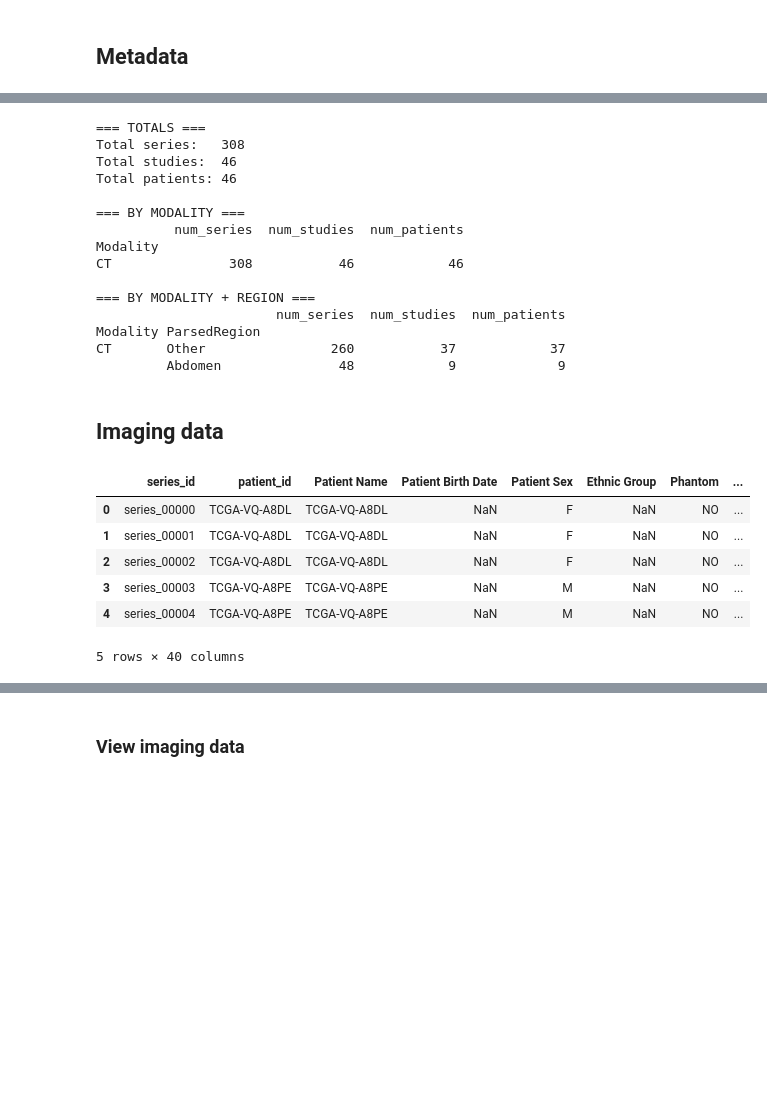
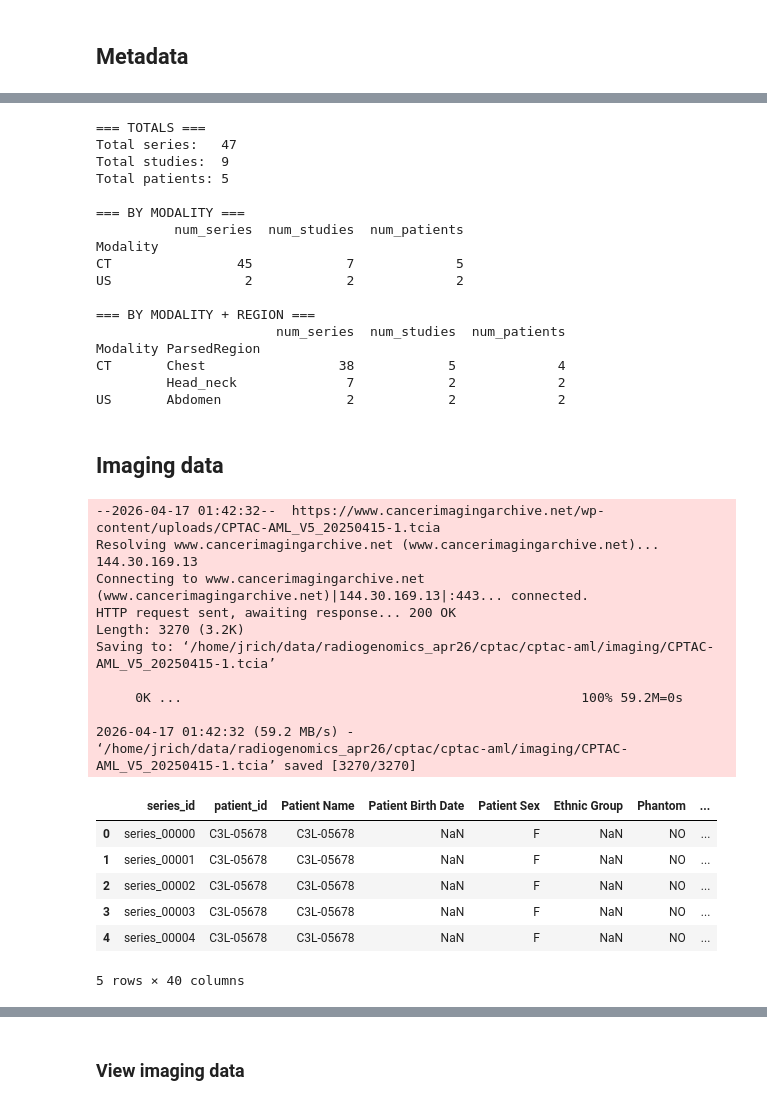
Before and after one commit to pachterlab/tcia-radiology-processing, a Jupyter notebook: notebooks/tcia_ct_processing_protocol.ipynb, the cells around one changed output, grey strips where cells are left out. Saved outputs shown, nothing was run; the diff lists cells and outputs as text; code cells hidden in the pictures; blank space fills up the shorter version.

Commit message:
more cptac

```diff
--- a/notebooks/tcia_ct_processing_protocol.ipynb
+++ b/notebooks/tcia_ct_processing_protocol.ipynb
@@ -37,14 +37,14 @@ base_directory = os.path.dirname(os.path.abspath(""))
 # %% [markdown]
 # Define hyperparameters
 # %%
-dataset = "cptac-pda"  #!!! tcga-kirc
+dataset = "cptac-aml"
 data_dir_base = "/home/jrich/data/radiogenomics_apr26"  #!!! os.path.join(base_directory, "data", "radiogenomics")
 nbia_data_retriever = "nbia-data-retriever"  # path to nbia-data-retriever executable
 num_series = None  # number of series to keep - set to None for all series
 using_usc_data = True
 image_dimensionality = "3D"  # "2D" or "3D"
 do_radiomics = False
-do_masking = True
+do_masking = False
 interactive = False  # whether to display images interactively during processing
 
 # processing settings
@@ -191,13 +191,13 @@ tcia_dataset_to_info = {
         "clip_min,clip_max": (-200, 300),  # (min, max) to clip pixel values to before resampling and feature extraction - set to (None, None) for no clipping
     },
     "tcga-ucec": {  # uterine corpus endometrial carcinoma
-        "manifest_url": None,  # None for default
+        "manifest_url": "https://www.cancerimagingarchive.net/wp-content/uploads/TCIA_TCGA-UCEC-2018-10-24.tcia",  # None for default
         "metadata_url": None,  # None for default
         "totalsegmentator_organs": [],
         "clip_min,clip_max": (-200, 300),  # (min, max) to clip pixel values to before resampling and feature extraction - set to (None, None) for no clipping
     },
     "cptac-ccrcc": {  # clear cell renal cell carcinoma
-        "manifest_url": "https://www.cancerimagingarchive.net/wp-content/uploads/TCIA-CPTAC-CM_v11_20240429.tcia",
+        "manifest_url": "https://www.cancerimagingarchive.net/wp-content/uploads/TCIA-CPTAC-CCRCC_v11_20230818.tcia",
         "metadata_url": None,
         "totalsegmentator_organs": ["kidney_left", "kidney_right"],
         "clip_min,clip_max": (-200, 300),
@@ -232,6 +232,12 @@ tcia_dataset_to_info = {
     #     "totalsegmentator_organs": ["brain"],
     #     "clip_min,clip_max": (-200, 300),
     # },
+    "cptac-aml": {  # pancreatic ductal adenocarcinoma
+        "manifest_url": "https://www.cancerimagingarchive.net/wp-content/uploads/CPTAC-AML_V5_20250415-1.tcia",
+        "metadata_url": None,
+        "totalsegmentator_organs": [],
+        "clip_min,clip_max": (-200, 300),
+    },
     # "cptac-stad": {  # stomach adenocarcinoma
     #     "manifest_url": "https://www.cancerimagingarchive.net/wp-content/uploads/CPTAC-STAD_v1_20260304.tcia",
     #     "metadata_url": None,  #!!! truly doesn't exist - TODO: make a custom one after downloading DICOMs
@@ -244,20 +250,17 @@ tcia_dataset_to_info = {
         "totalsegmentator_organs": ["pancreas"],
         "clip_min,clip_max": (-200, 300),
     },
-    # "cptac-brca": {  # breast invasive carcinoma - all XRs
-    #     "manifest_url": None,
-    #     "metadata_url": None,
-    #     "totalsegmentator_organs": ["breasts"],
-    #     "totalsegmentator_task": "breasts",
-    #     "clip_min,clip_max": (-200, 300),
-    # },
+    "cptac-cm": {  # cutaneous melanoma
+        "manifest_url": "https://www.cancerimagingarchive.net/wp-content/uploads/TCIA-CPTAC-CM_v11_20240429.tcia",
+        "metadata_url": None,
+        "totalsegmentator_organs": [],
+        "clip_min,clip_max": (-200, 300),
+    },
     # add more datasets here as needed
 }
 
 if dataset not in tcia_dataset_to_info:
     raise ValueError(f"Dataset {dataset} not recognized. Please add it to tcia_dataset_to_info.")
-if tcia_dataset_to_info[dataset]["totalsegmentator_organs"] is None or len(tcia_dataset_to_info[dataset]["totalsegmentator_organs"]) == 0:
-    raise ValueError(f"Totalsegmentator organs not specified for dataset {dataset}. Please specify the organs to segment for this dataset in tcia_dataset_to_info.")
 if dataset != "tcga-kirc":
     using_usc_data = False  # only tcga-kirc has USC data available, so set to False for other datasets
 project = "other"
@@ -266,10 +269,19 @@ if "tcga" in dataset:
 elif "cptac" in dataset:
     project = "cptac"
 
+create_organ_masks = False
+if do_masking or do_radiomics or image_dimensionality == "2D":
+    create_organ_masks = True
+if create_organ_masks and tcia_dataset_to_info[dataset].get("selected_segmentations") is None:
+    raise ValueError(f"Selected segmentations not specified for dataset {dataset}. Please specify the segmentations to use for this dataset in tcia_dataset_to_info.")
+
 data_dir = os.path.join(data_dir_base, project, dataset, "imaging")
 
 clip_min, clip_max = tcia_dataset_to_info[dataset].get("clip_min,clip_max", (None, None))
 xdim, ydim, zdim = tcia_dataset_to_info[dataset].get("xdim,ydim,zdim", (None, None, None))
+
+if project == "tcga" and tcia_dataset_to_info[dataset].get("manifest_url") is None:
+    tcia_dataset_to_info[dataset]["manifest_url"] = f"https://www.cancerimagingarchive.net/wp-content/uploads/TCIA_{dataset.upper()}_09-16-2015.tcia"
 # %% [markdown]
 ## Metadata
 # %%
@@ -353,56 +376,66 @@ if dataset == "tcga-kirc":
 utils.print_tcia_info(metadata_df, project=dataset)
 # %% [output]
 === TOTALS ===
-Total series:   308
-Total studies:  46
-Total patients: 46
+Total series:   47
+Total studies:  9
+Total patients: 5
 
 === BY MODALITY ===
           num_series  num_studies  num_patients
 Modality
-CT               308           46            46
+CT                45            7             5
+US                 2            2             2
 
 === BY MODALITY + REGION ===
                        num_series  num_studies  num_patients
 Modality ParsedRegion
-CT       Other                260           37            37
-         Abdomen               48            9             9
+CT       Chest                 38            5             4
+         Head_neck              7            2             2
+US       Abdomen                2            2             2
 # %% [markdown]
 ## Imaging data
 # %%
 # %%skip_if using_usc_data
 
-if tcia_dataset_to_info[dataset].get("manifest_url") is None:
-    tcia_dataset_to_info[dataset]["manifest_url"] = f"https://www.cancerimagingarchive.net/wp-content/uploads/TCIA_{dataset.upper()}_09-16-2015.tcia"
 manifest_url = tcia_dataset_to_info[dataset]["manifest_url"]
 manifest_file_name = manifest_url.split("/")[-1]
 manifest_file_path = os.path.join(data_dir, manifest_file_name)
 
 if not os.path.exists(manifest_file_path):
     subprocess.run(f"wget {manifest_url} -P {data_dir}", shell=True, check=True)
 if num_series is not None:
     manifest_file_path_subset_series = manifest_file_path.replace(".tcia", f"_subset_{num_series}.tcia")
     if not os.path.exists(manifest_file_path_subset_series):
         with open(manifest_file_path, "r") as f_in, open(manifest_file_path_subset_series, "w") as f_out:
             num_lines = num_series + 6  # 6 header lines in manifest file
             for i, line in enumerate(f_in):
                 if i >= num_lines:
                     break
                 f_out.write(line)
     manifest_file_path = manifest_file_path_subset_series
     manifest_file_name = manifest_file_path.split("/")[-1]
     series_uids = utils.get_series_uids_from_manifest(manifest_file_path)
     metadata_df = metadata_df[metadata_df["Series UID"].isin(series_uids)]
 
 metadata_df.head()
 # %% [output]
+--2026-04-17 01:42:32--  https://www.cancerimagingarchive.net/wp-content/uploads/CPTAC-AML_V5_20250415-1.tcia
+Resolving www.cancerimagingarchive.net (www.cancerimagingarchive.net)... 144.30.169.13
+Connecting to www.cancerimagingarchive.net (www.cancerimagingarchive.net)|144.30.169.13|:443... connected.
+HTTP request sent, awaiting response... 200 OK
+Length: 3270 (3.2K)
+Saving to: ‘/home/jrich/data/radiogenomics_apr26/cptac/cptac-aml/imaging/CPTAC-AML_V5_20250415-1.tcia’
+
+     0K ...                                                   100% 59.2M=0s
+
+2026-04-17 01:42:32 (59.2 MB/s) - ‘/home/jrich/data/radiogenomics_apr26/cptac/cptac-aml/imaging/CPTAC-AML_V5_20250415-1.tcia’ saved [3270/3270]
 |  | series_id | patient_id | Patient Name | Patient Birth Date | Patient Sex | Ethnic Group | Phantom | ... |
-| 0 | series_00000 | TCGA-VQ-A8DL | TCGA-VQ-A8DL | NaN | F | NaN | NO | ... |
-| 1 | series_00001 | TCGA-VQ-A8DL | TCGA-VQ-A8DL | NaN | F | NaN | NO | ... |
-| 2 | series_00002 | TCGA-VQ-A8DL | TCGA-VQ-A8DL | NaN | F | NaN | NO | ... |
-| 3 | series_00003 | TCGA-VQ-A8PE | TCGA-VQ-A8PE | NaN | M | NaN | NO | ... |
-| 4 | series_00004 | TCGA-VQ-A8PE | TCGA-VQ-A8PE | NaN | M | NaN | NO | ... |
+| 0 | series_00000 | C3L-05678 | C3L-05678 | NaN | F | NaN | NO | ... |
+| 1 | series_00001 | C3L-05678 | C3L-05678 | NaN | F | NaN | NO | ... |
+| 2 | series_00002 | C3L-05678 | C3L-05678 | NaN | F | NaN | NO | ... |
+| 3 | series_00003 | C3L-05678 | C3L-05678 | NaN | F | NaN | NO | ... |
+| 4 | series_00004 | C3L-05678 | C3L-05678 | NaN | F | NaN | NO | ... |
-5 rows × 40 columns
+5 rows × 40 columns
 # %%
 # %%skip_if using_usc_data
 
```
Also changed, not shown: parts of 20 cells of this notebook.
